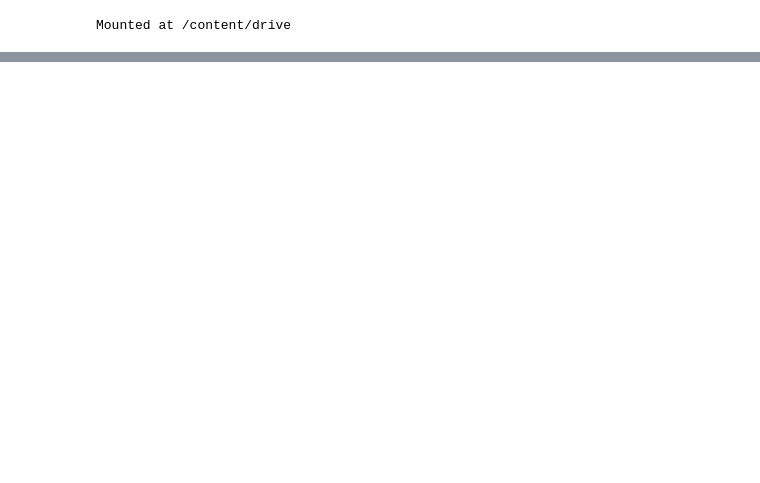
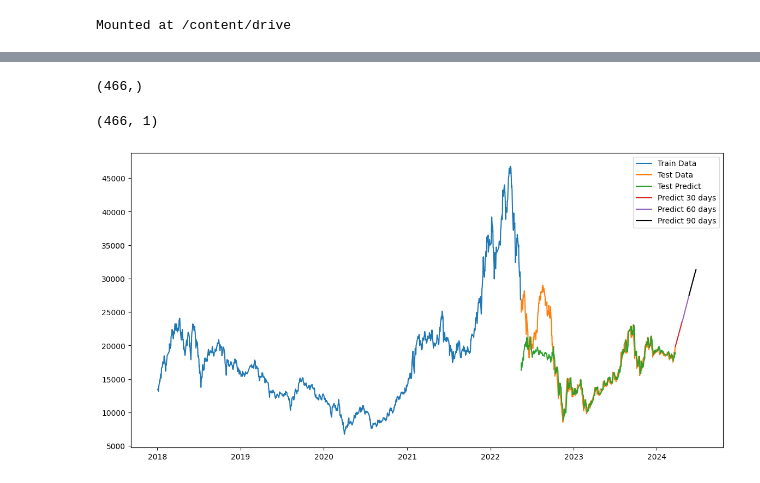
Before and after one commit to duonguwu/IS403_O21_04, a Jupyter notebook: Model/GRU/Team4_GRU_DXG_7-3.ipynb, the cells around one changed output, grey strips where cells are left out. Saved outputs shown, nothing was run; the diff lists cells and outputs as text; code cells hidden in the pictures; blank space fills up the shorter version.

```diff
--- a/Model/GRU/Team4_GRU_DXG_7-3.ipynb
+++ b/Model/GRU/Team4_GRU_DXG_7-3.ipynb
@@ -155,0 +143,3 @@ plt.show()
+# %%
+future_predict = scaler.inverse_transform(np.array(lst_output).reshape(-1, 1))
+future_predict
@@ -155,0 +164,39 @@ plt.show()
+# %%
+# Append the last 100 values of test_data to the beginning of y_pred
+last_100_test_data = scaler.inverse_transform(test_data[-101:])
+y_pred_with_test_data = np.append(last_100_test_data, y_pred)
+# %%
+print(y_pred_with_test_data.shape)
+test_data.shape
+# %% [output]
+(466,)
+(466, 1)
+# %%
+# Plot results
+plt.figure(figsize=(14, 7))
+
+# Plot train data
+plt.plot(df['Date'][:train_size], scaler.inverse_transform(train_data), label='Train Data')
+
+# Plot test data
+plt.plot(df['Date'][train_size:], scaler.inverse_transform(test_data), label='Test Data')
+
+# Plot test predict data with appended last 100 test data
+plt.plot(df['Date'][train_size:train_size + len(y_pred_with_test_data)], y_pred_with_test_data, label='Test Predict')
+
+# Plot future predictions
+last_test_date = df['Date'].iloc[-1]
+future_predict_dates = pd.date_range(start=last_test_date + pd.Timedelta(days=1), periods=30)
+future_predict_dates_1 = pd.date_range(start=last_test_date + pd.Timedelta(days=31), periods=31)
+future_predict_dates_2 = pd.date_range(start=last_test_date + pd.Timedelta(days=61), periods=31)
+
+plt.plot(future_predict_dates, future_predict[0:30], label='Predict 30 days')
+plt.plot(future_predict_dates_1, future_predict[29:60], label='Predict 60 days')
+plt.plot(future_predict_dates_2, future_predict[59:90], label='Predict 90 days', color='black')
+# Display the legend
+plt.legend()
+
+# Display the plot
+plt.show()
+# %% [output]
+[figure, added]
```
Also changed, not shown: parts of 7 cells of this notebook, 6 other files.
